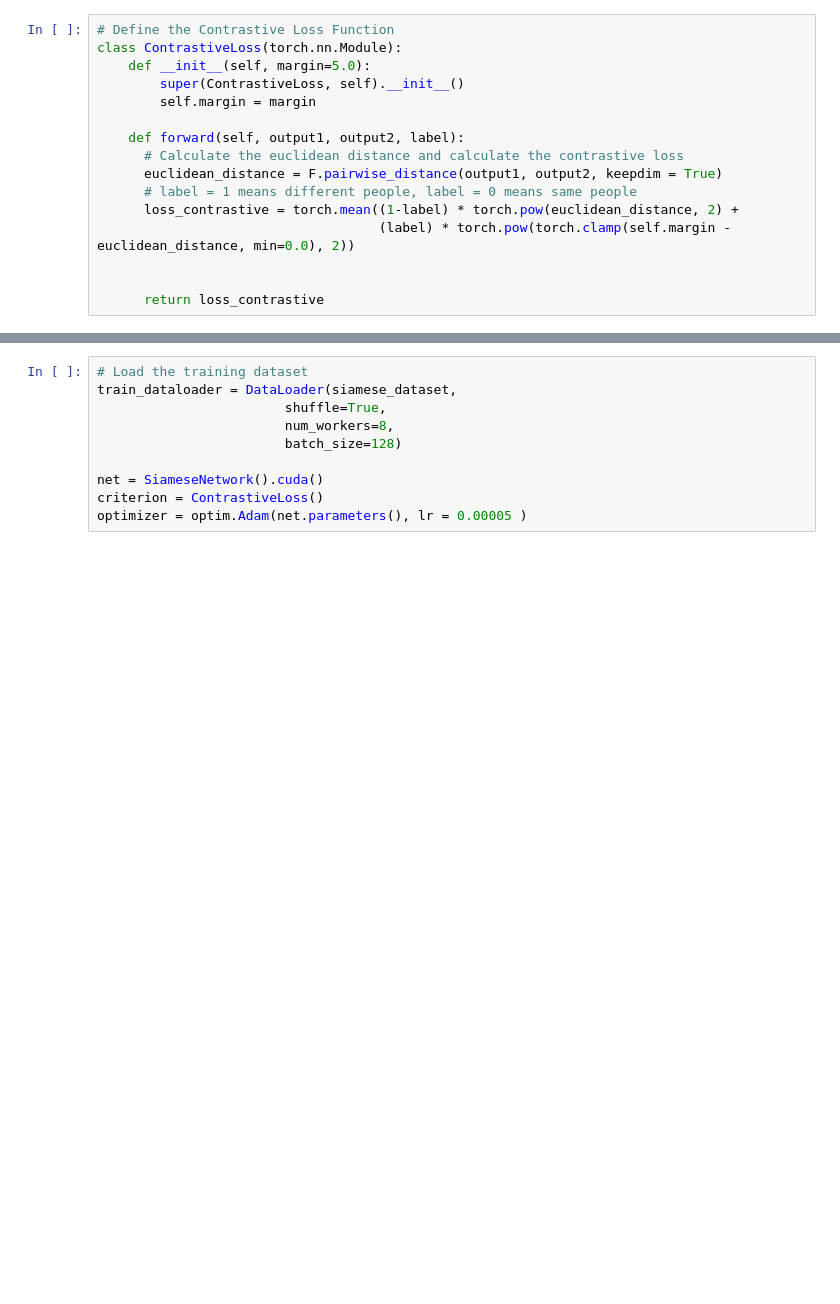
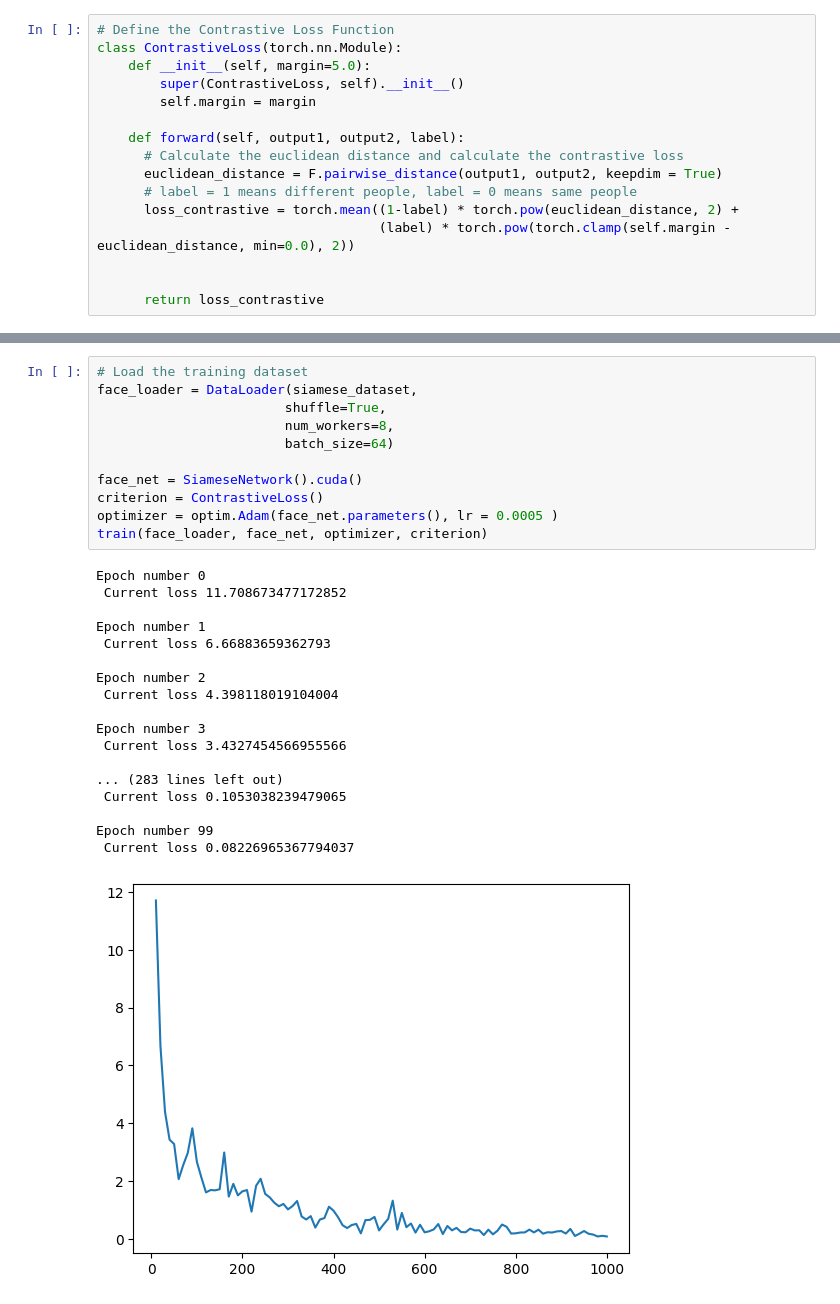
Before and after one commit to Schmiddi3110/DeepVisionProject, a Jupyter notebook: DeepVisionProject.ipynb, the cells around one changed output, grey strips where cells are left out. Saved outputs shown, nothing was run; the diff lists cells and outputs as text; blank space fills up the shorter version.

```diff
--- a/DeepVisionProject.ipynb
+++ b/DeepVisionProject.ipynb
@@ -302,10 +428,30 @@ class ContrastiveLoss(torch.nn.Module):
 # %%
 # Load the training dataset
-train_dataloader = DataLoader(siamese_dataset,
+face_loader = DataLoader(siamese_dataset,
                         shuffle=True,
                         num_workers=8,
-                        batch_size=128)
+                        batch_size=64)
 
-net = SiameseNetwork().cuda()
+face_net = SiameseNetwork().cuda()
 criterion = ContrastiveLoss()
-optimizer = optim.Adam(net.parameters(), lr = 0.00005 )
+optimizer = optim.Adam(face_net.parameters(), lr = 0.0005 )
+train(face_loader, face_net, optimizer, criterion)
+# %% [output]
+Epoch number 0
+ Current loss 11.708673477172852
+
+Epoch number 1
+ Current loss 6.66883659362793
+
+Epoch number 2
+ Current loss 4.398118019104004
+
+Epoch number 3
+ Current loss 3.4327454566955566
+
+... (283 lines left out)
+ Current loss 0.1053038239479065
+
+Epoch number 99
+ Current loss 0.08226965367794037
+[figure, added]
```
Also changed, not shown: parts of 18 cells of this notebook.
